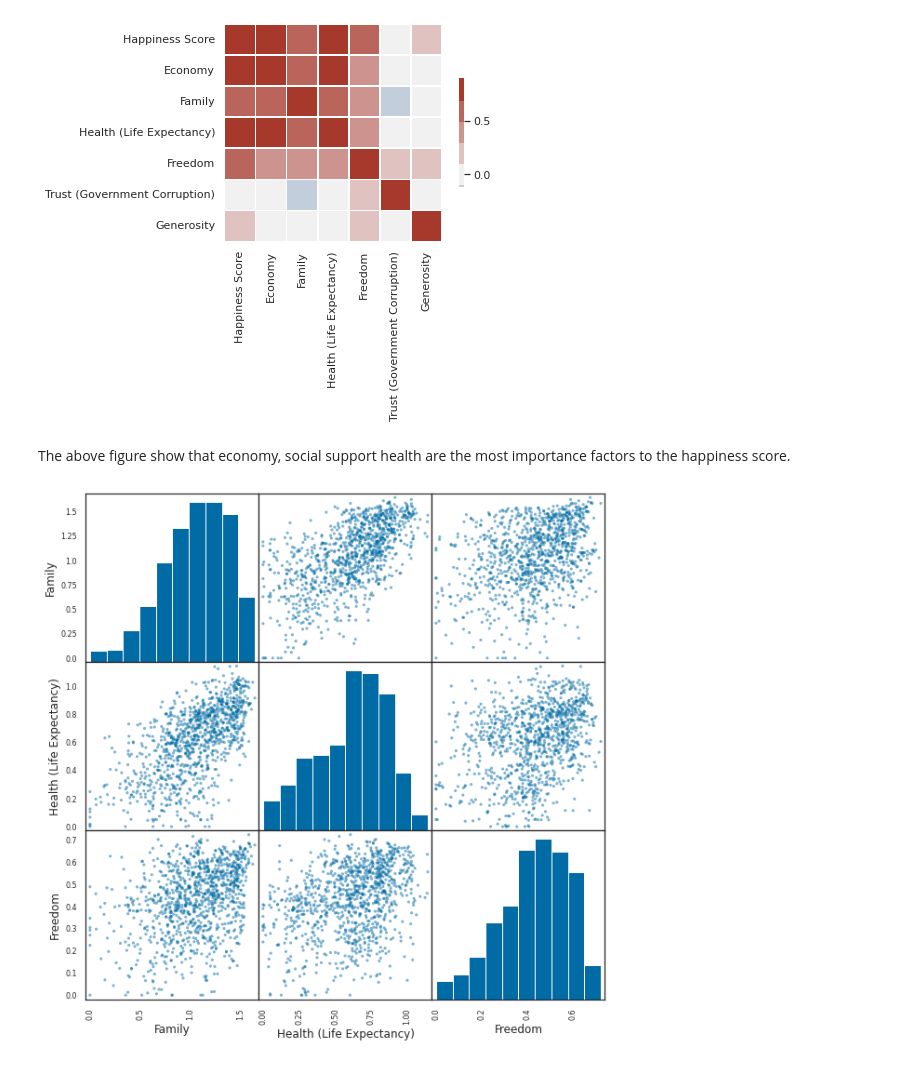
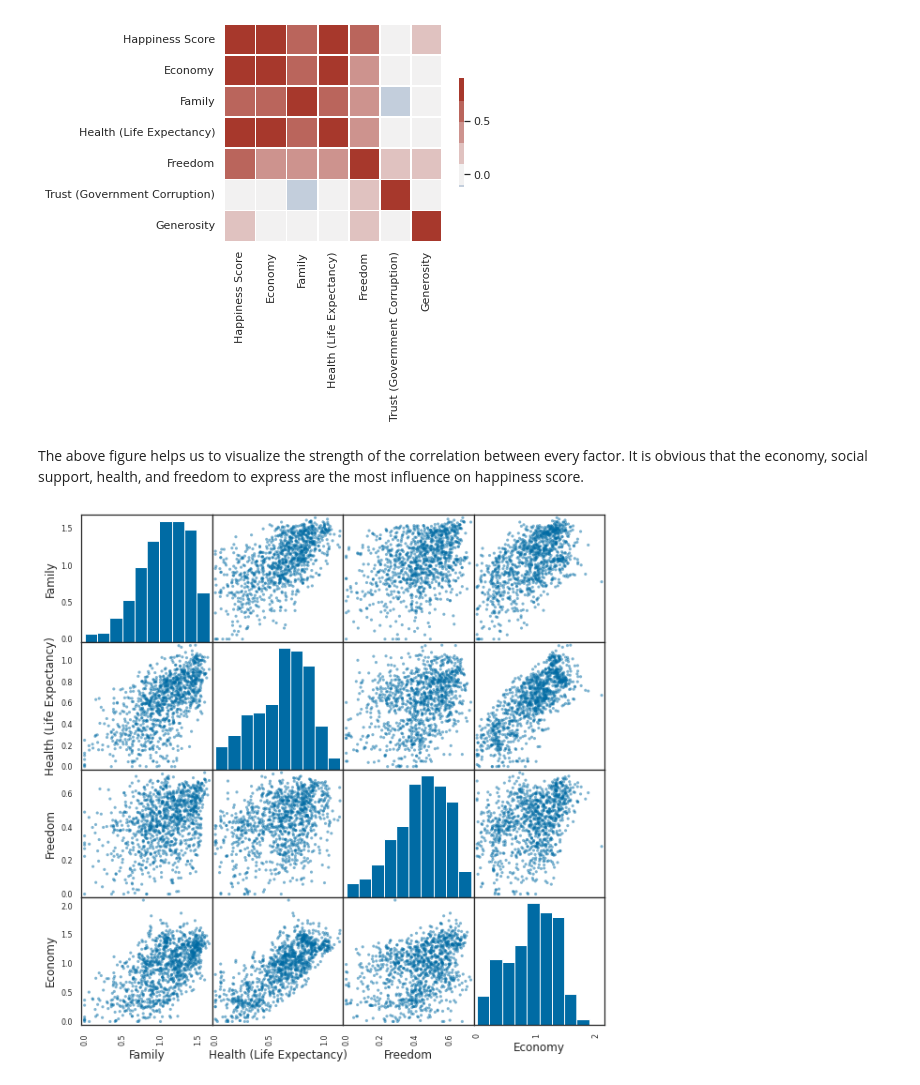
Before and after one commit to nguyenduchuyvn/Udacity-Data-Scientist-Nanodegree, a Jupyter notebook: MyFirstProject/World_Happiness_Report_2015_2021_v2.ipynb, the cells around one changed output. Saved outputs shown, nothing was run; the diff lists cells and outputs as text; code cells hidden in the pictures.

```diff
--- a/MyFirstProject/World_Happiness_Report_2015_2021_v2.ipynb
+++ b/MyFirstProject/World_Happiness_Report_2015_2021_v2.ipynb
@@ -665,12 +732,12 @@ sns.heatmap(corr,
 # %% [output]
 [figure]
 # %% [markdown]
-The above figure show that economy, social support health are the most importance factors to the happiness score.
+The above figure helps us to visualize the strength of the correlation between every factor. It is obvious that the economy, social support, health, and freedom to express are the most influence on happiness score.
 # %%
 %matplotlib inline
 plt.style.use('tableau-colorblind10')
-temp = data.loc[:,["Family", "Health (Life Expectancy)", "Freedom"]]
+temp = data.loc[:,["Family", "Health (Life Expectancy)", "Freedom", "Economy"]]
 pd.plotting.scatter_matrix(temp, figsize = [10,10], s=40, cmap='brg')
 plt.show()
 # %% [output]
-[figure, old version]
+[figure, new version]
```
Also changed, not shown: parts of 19 cells of this notebook.
